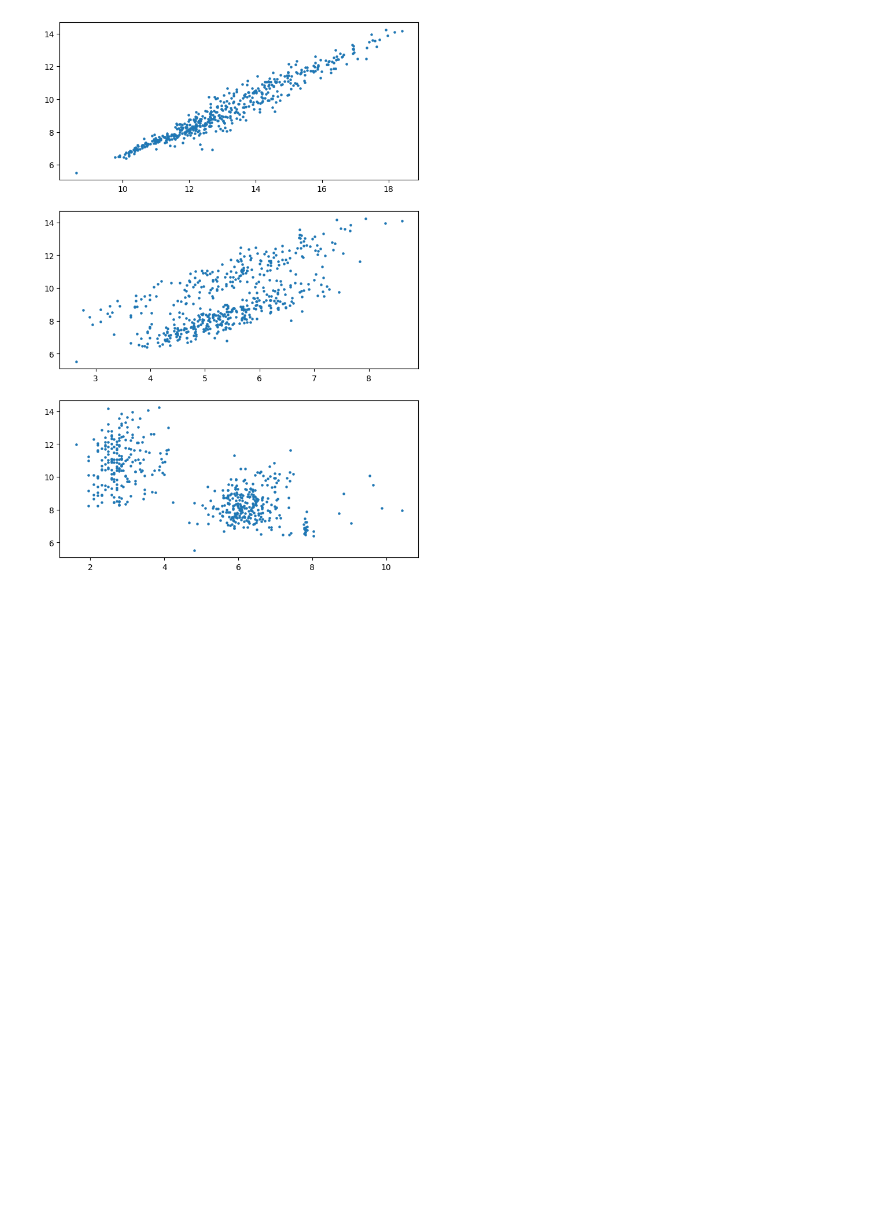
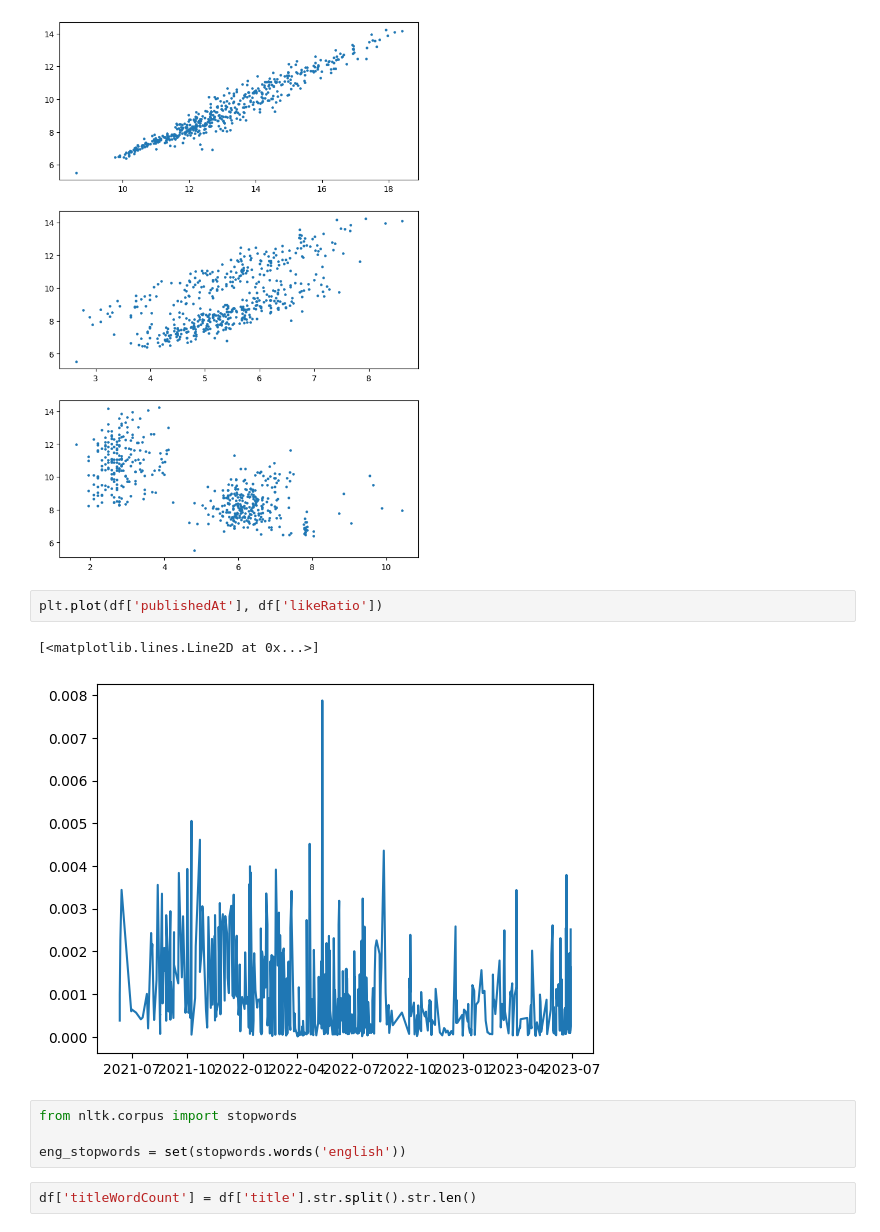
Before and after one commit to mw01github/Full-Data-Science-Process-Project, a Jupyter notebook: Analysis.ipynb, the cells around one changed output. Drawn from its saved outputs; the diff is of its cells as text; blank space fills up the shorter version.

```diff
--- a/Analysis.ipynb
+++ b/Analysis.ipynb
@@ -102,3 +105,14 @@ plt.plot()
 # %% [output]
 []
 [figure]
+# %%
+plt.plot(df['publishedAt'], df['likeRatio'])
+# %% [output]
+[<matplotlib.lines.Line2D at 0x...>]
+[figure, added]
+# %%
+from nltk.corpus import stopwords
+
+eng_stopwords = set(stopwords.words('english'))
+# %%
+df['titleWordCount'] = df['title'].str.split().str.len()
```
Also changed, not shown: parts of 4 cells of this notebook.
